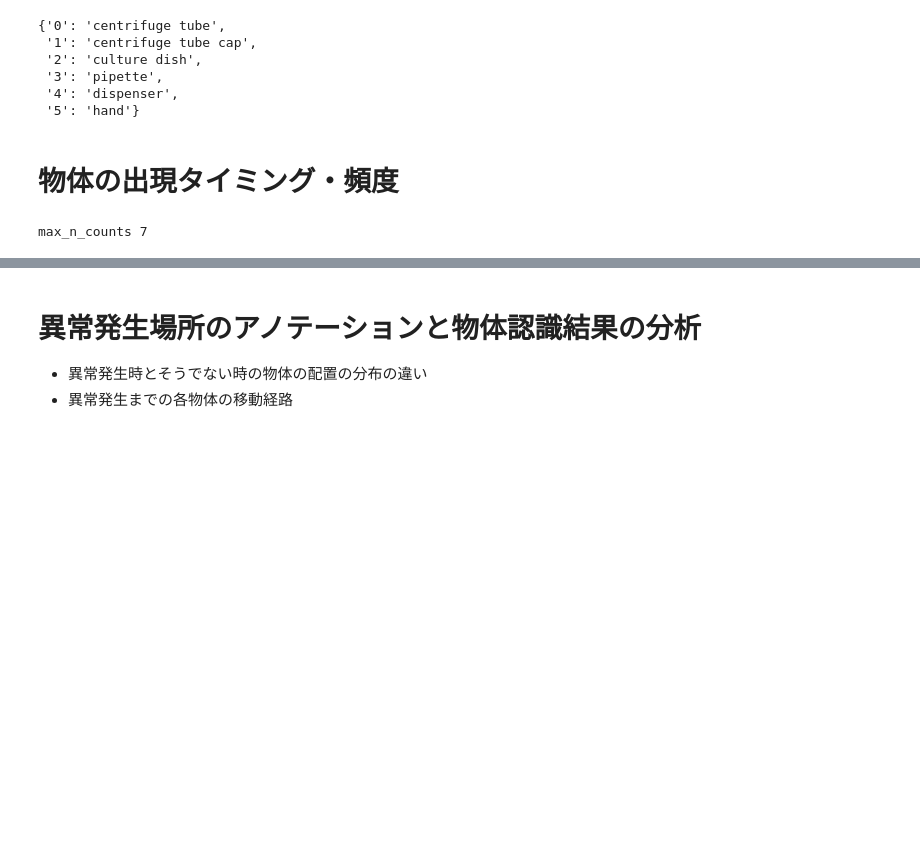
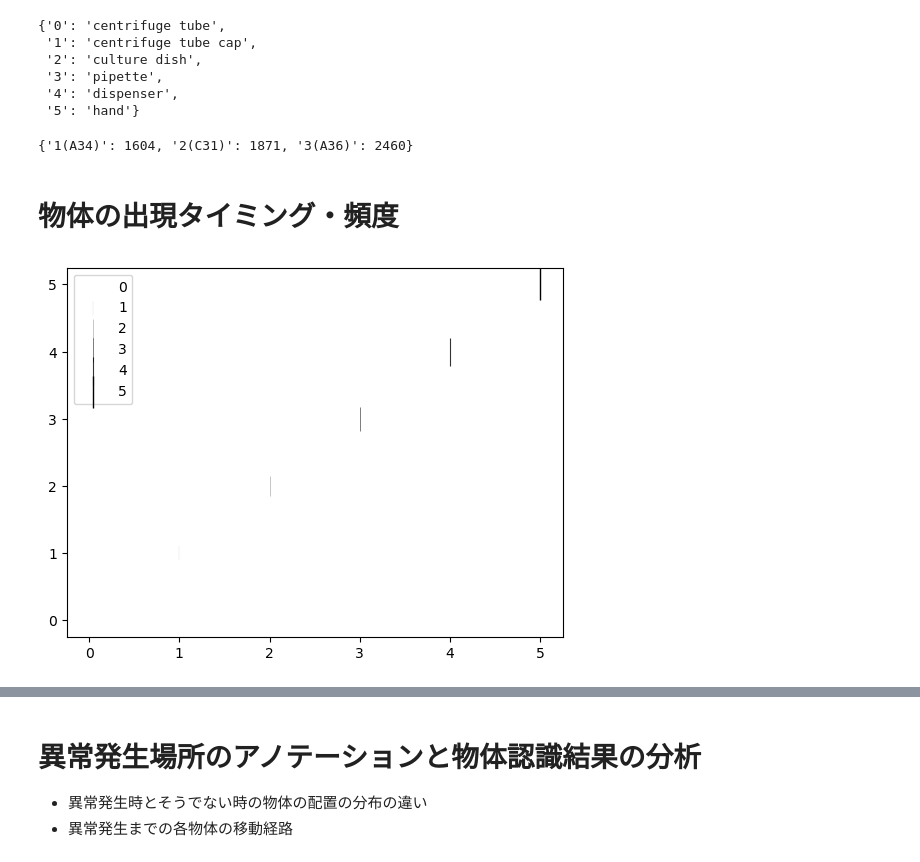
Before and after one commit to kojikojiprg/labvideo, a Jupyter notebook: notebooks/object_detection_analysis.ipynb, the cells around one changed output, grey strips where cells are left out. Saved outputs shown, nothing was run; the diff lists cells and outputs as text; code cells hidden in the pictures; blank space fills up the shorter version.

```diff
--- a/notebooks/object_detection_analysis.ipynb
+++ b/notebooks/object_detection_analysis.ipynb
@@ -37,13 +37,23 @@ cap = video.Capture(f"video/{video_name}.mp4")
 frame_count = cap.frame_count
 frame_size = cap.size
 del cap
+# %%
+ann_unique_labels = np.unique(ann_data[:, 8])
+ann_timings = {ann_label: 0 for ann_label in ann_unique_labels}
+for ann_label in ann_unique_labels:
+    ann_tmp = ann_data[ann_data[:, 8] == ann_label]
+    n_frame = int(ann_tmp[0, 0])
+    ann_timings[ann_label] = n_frame
+
+ann_timings
+# %% [output]
+{'1(A34)': 1604, '2(C31)': 1871, '3(A36)': 2460}
 # %% [markdown]
 # 物体の出現タイミング・頻度
 # %%
 last_n_frame = int(np.max(yolo_preds[:, 0]))
 counts_dict = {
-    int(label): [0 for n_frame in range(last_n_frame + 1)]
-    for label in classes.keys()
+    int(label): [0 for n_frame in range(last_n_frame + 1)] for label in classes.keys()
 }
 
 for pred in yolo_preds:
@@ -52,10 +62,16 @@ for pred in yolo_preds:
 
     counts_dict[label][n_frame] += 1
 
-max_n_counts = 0
-for counts in counts_dict.values():
-    if np.max(counts) > max_n_counts:
-        max_n_counts = np.max(counts)
-print("max_n_counts", max_n_counts)
+# max_n_counts = 0
+# for counts in counts_dict.values():
+#     if np.max(counts) > max_n_counts:
+#         max_n_counts = np.max(counts)
+# print("max_n_counts", max_n_counts)
-# %% [output]
-max_n_counts 7
+# %%
+counts = np.array([0, 1, 2, 3, 4, 5])
+for c in counts:
+    plt.scatter(c, c, c * 100, marker="|", alpha=c / 5, linewidth=c / 5, color="black", label=c)
+legend = plt.legend()
+plt.show()
+# %% [output]
+[figure, added]
```
Also changed, not shown: parts of 6 cells of this notebook.
